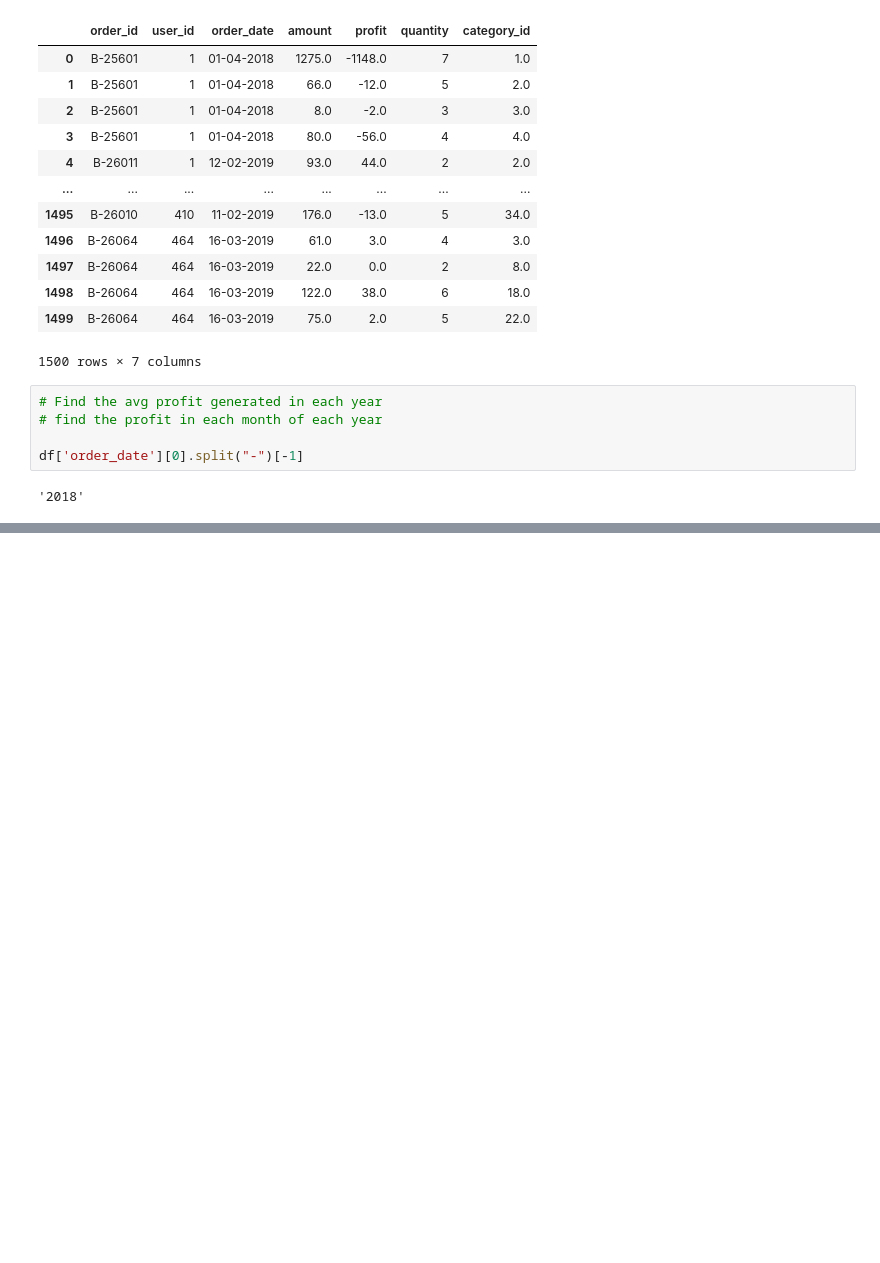
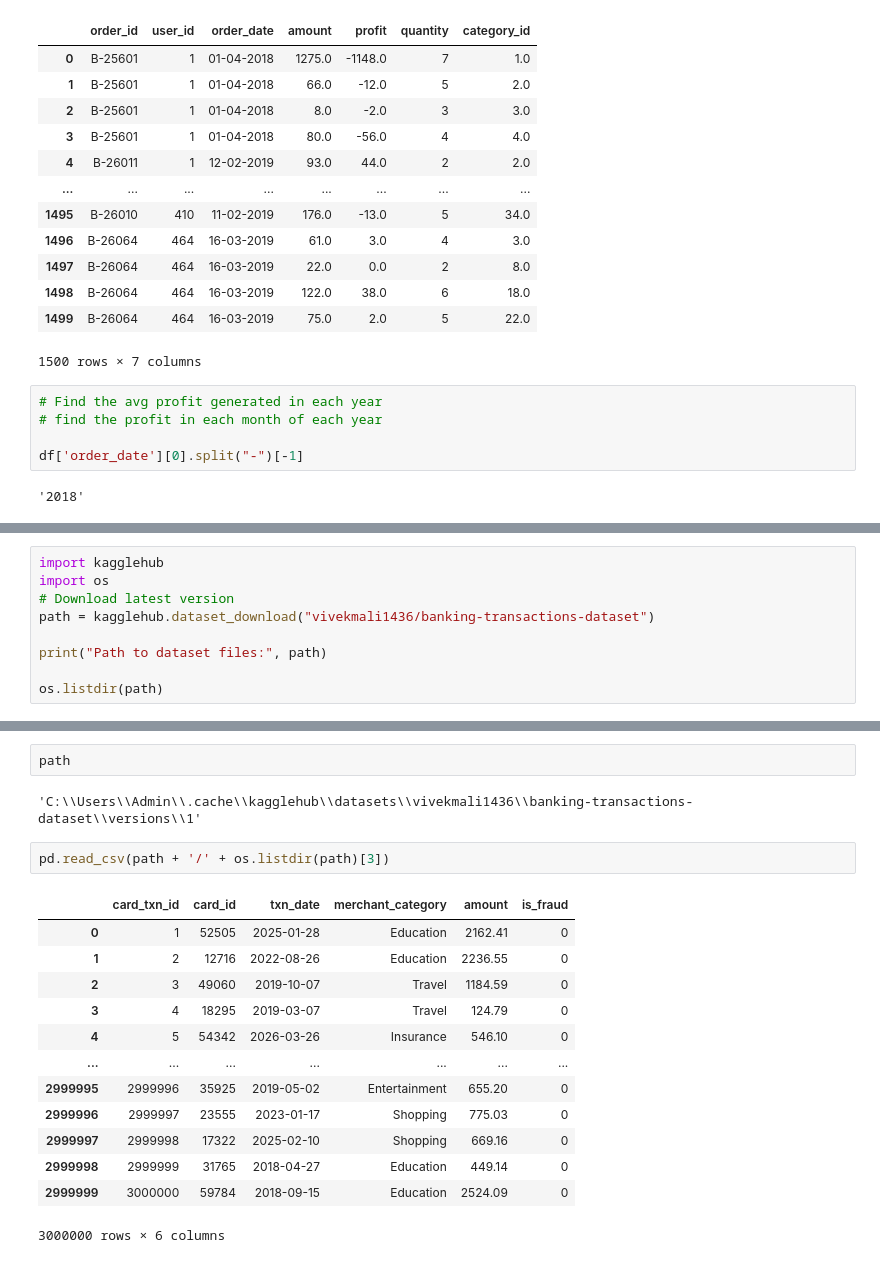
Before and after one commit to KHITOLIA/Data-Science-1pm, a Jupyter notebook: Pandas/pandas.ipynb, the cells around one changed output, grey strips where cells are left out. Saved outputs shown, nothing was run; the diff lists cells and outputs as text; blank space fills up the shorter version.

Commit message:
Pandas Pivot and kaggle integration

```diff
--- a/Pandas/pandas.ipynb
+++ b/Pandas/pandas.ipynb
@@ -1145,0 +1381,9 @@ df['order_date'][0].split("-")[-1]
+# %%
+import kagglehub
+import os
+# Download latest version
+path = kagglehub.dataset_download("vivekmali1436/banking-transactions-dataset")
+
+print("Path to dataset files:", path)
+
+os.listdir(path)
@@ -1145,0 +1404,20 @@ df['order_date'][0].split("-")[-1]
+# %%
+path
+# %% [output]
+'C:\\Users\\Admin\\.cache\\kagglehub\\datasets\\vivekmali1436\\banking-transactions-dataset\\versions\\1'
+# %%
+pd.read_csv(path + '/' + os.listdir(path)[3])
+# %% [output]
+|  | card_txn_id | card_id | txn_date | merchant_category | amount | is_fraud |
+| 0 | 1 | 52505 | 2025-01-28 | Education | 2162.41 | 0 |
+| 1 | 2 | 12716 | 2022-08-26 | Education | 2236.55 | 0 |
+| 2 | 3 | 49060 | 2019-10-07 | Travel | 1184.59 | 0 |
+| 3 | 4 | 18295 | 2019-03-07 | Travel | 124.79 | 0 |
+| 4 | 5 | 54342 | 2026-03-26 | Insurance | 546.10 | 0 |
+| ... | ... | ... | ... | ... | ... | ... |
+| 2999995 | 2999996 | 35925 | 2019-05-02 | Entertainment | 655.20 | 0 |
+| 2999996 | 2999997 | 23555 | 2023-01-17 | Shopping | 775.03 | 0 |
+| 2999997 | 2999998 | 17322 | 2025-02-10 | Shopping | 669.16 | 0 |
+| 2999998 | 2999999 | 31765 | 2018-04-27 | Education | 449.14 | 0 |
+| 2999999 | 3000000 | 59784 | 2018-09-15 | Education | 2524.09 | 0 |
+3000000 rows × 6 columns
```
Also changed, not shown: parts of 29 cells of this notebook.
